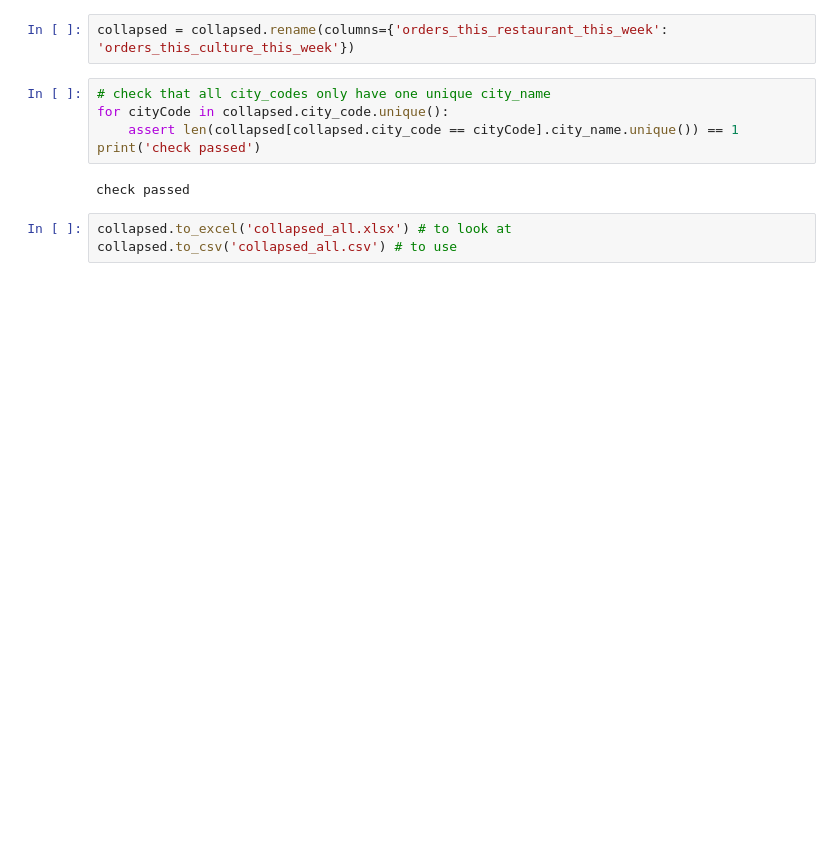
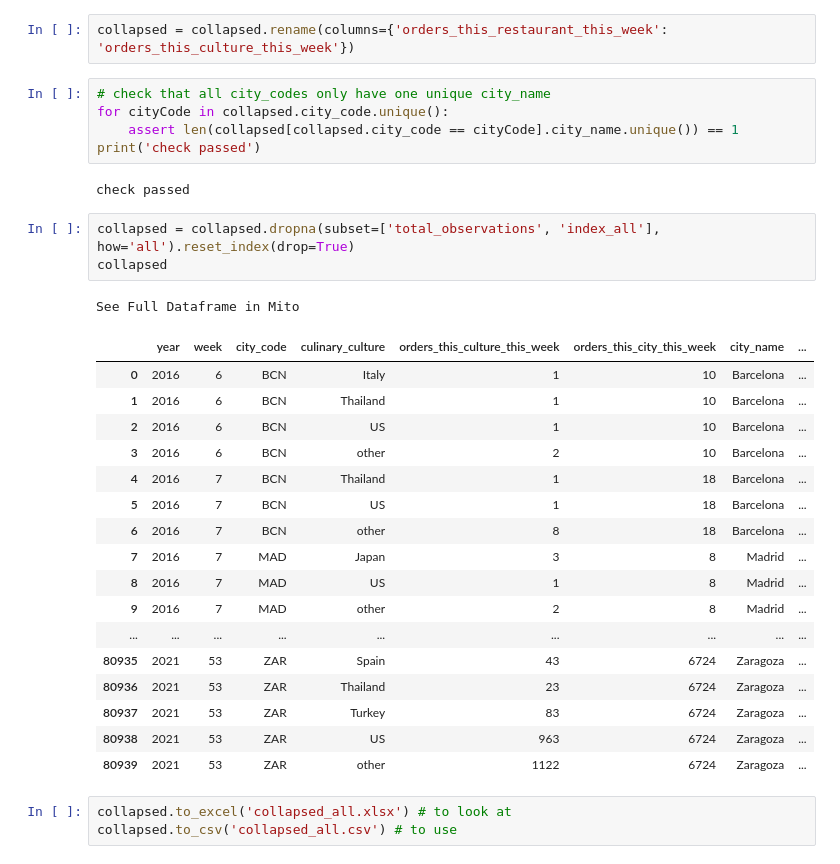
Before and after one commit to linkcharger/glovo, a Jupyter notebook: merging/mergingGlovoAndAux.ipynb, the cells around one changed output. Drawn from its saved outputs; the diff is of its cells as text; blank space fills up the shorter version.

```diff
--- a/merging/mergingGlovoAndAux.ipynb
+++ b/merging/mergingGlovoAndAux.ipynb
@@ -915,6 +904,28 @@ for cityCode in collapsed.city_code.unique():
 print('check passed')
 # %% [output]
 check passed
+# %%
+collapsed = collapsed.dropna(subset=['total_observations', 'index_all'], how='all').reset_index(drop=True)
+collapsed
+# %% [output]
+See Full Dataframe in Mito
+|  | year | week | city_code | culinary_culture | orders_this_culture_this_week | orders_this_city_this_week | city_name | ... |
+| 0 | 2016 | 6 | BCN | Italy | 1 | 10 | Barcelona | ... |
+| 1 | 2016 | 6 | BCN | Thailand | 1 | 10 | Barcelona | ... |
+| 2 | 2016 | 6 | BCN | US | 1 | 10 | Barcelona | ... |
+| 3 | 2016 | 6 | BCN | other | 2 | 10 | Barcelona | ... |
+| 4 | 2016 | 7 | BCN | Thailand | 1 | 18 | Barcelona | ... |
+| 5 | 2016 | 7 | BCN | US | 1 | 18 | Barcelona | ... |
+| 6 | 2016 | 7 | BCN | other | 8 | 18 | Barcelona | ... |
+| 7 | 2016 | 7 | MAD | Japan | 3 | 8 | Madrid | ... |
+| 8 | 2016 | 7 | MAD | US | 1 | 8 | Madrid | ... |
+| 9 | 2016 | 7 | MAD | other | 2 | 8 | Madrid | ... |
+| ... | ... | ... | ... | ... | ... | ... | ... | ... |
+| 80935 | 2021 | 53 | ZAR | Spain | 43 | 6724 | Zaragoza | ... |
+| 80936 | 2021 | 53 | ZAR | Thailand | 23 | 6724 | Zaragoza | ... |
+| 80937 | 2021 | 53 | ZAR | Turkey | 83 | 6724 | Zaragoza | ... |
+| 80938 | 2021 | 53 | ZAR | US | 963 | 6724 | Zaragoza | ... |
+| 80939 | 2021 | 53 | ZAR | other | 1122 | 6724 | Zaragoza | ... |
 # %%
 collapsed.to_excel('collapsed_all.xlsx') # to look at
 collapsed.to_csv('collapsed_all.csv') # to use
```
Also changed, not shown: parts of 11 cells of this notebook.
